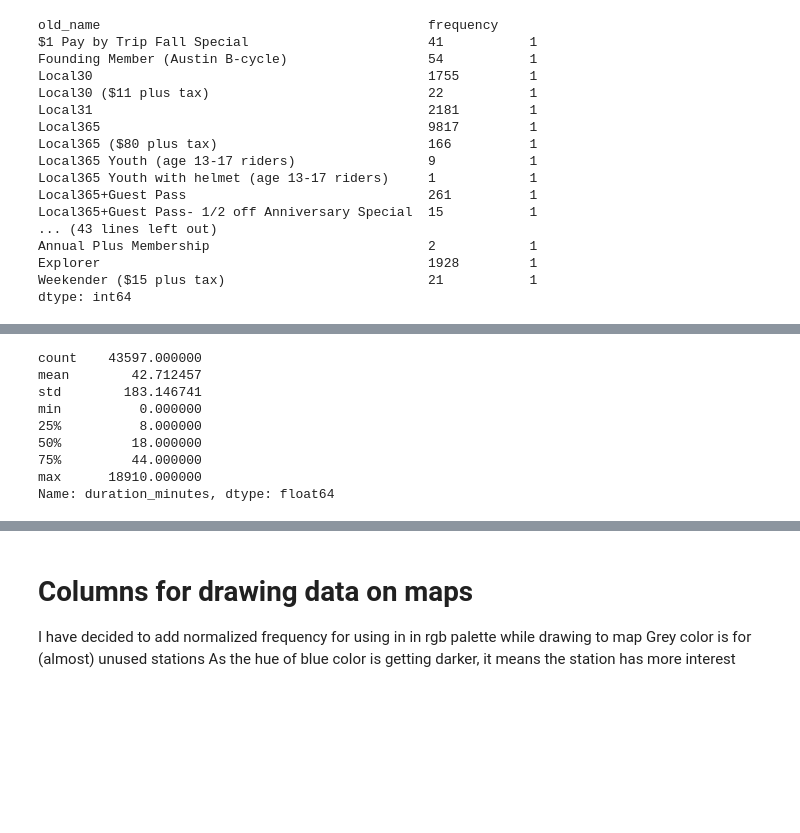
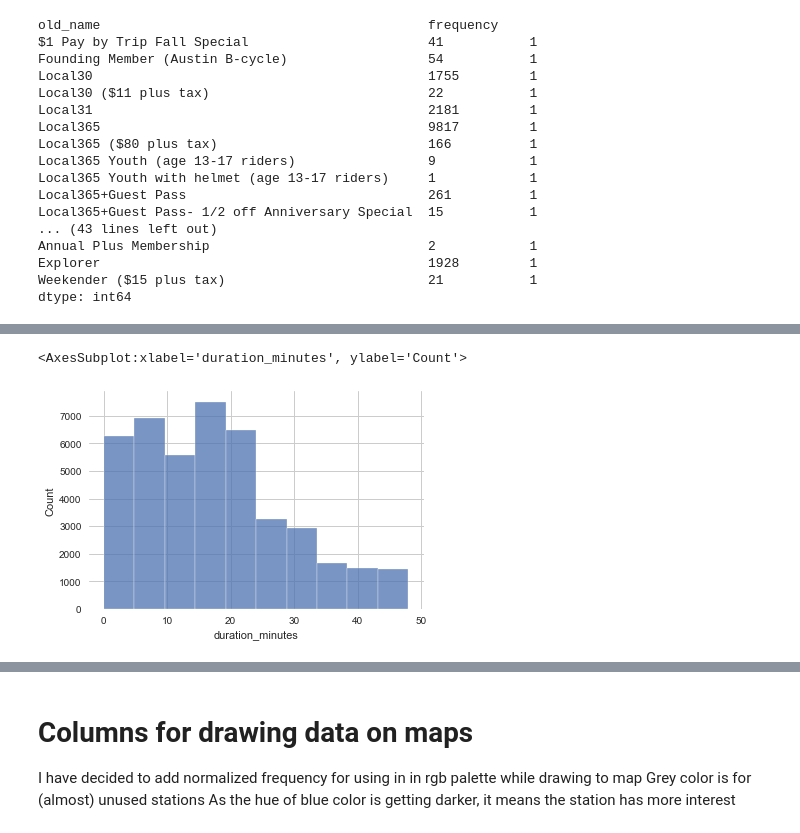
Before and after one commit to yaaqbp/austin_bikeshare, a Jupyter notebook: austin_bikeshare_project.ipynb, the cells around one changed output, grey strips where cells are left out. Drawn from its saved outputs; the diff is of its cells as text; code cells hidden in the pictures; blank space fills up the shorter version.

Commit message:
added hists for subscriber types trips duration

```diff
--- a/austin_bikeshare_project.ipynb
+++ b/austin_bikeshare_project.ipynb
@@ -18,6 +18,8 @@ import matplotlib.pyplot as plt
 plt.style.use('seaborn')
 %matplotlib inline
 import numpy as np
+import seaborn as sns
+sns.set_style("whitegrid")
 from sklearn import preprocessing
 
 import ipywidgets
@@ -61,10 +59,11 @@ trips_colnames = list(trips.columns)
 # %%
-stations = pd.read_csv('austin_bikeshare_stations.csv')
+"""stations = pd.read_csv('austin_bikeshare_stations.csv')
+stations['adress'] = stations.address.astype('str')
+stations[['latitude','longitude']] = stations.address.apply(make_coordinates).apply(pd.Series)
+stations.to_csv('austin bikeshare_stations_coordinates.csv')
+"""
+stations = pd.read_csv('austin bikeshare_stations_coordinates.csv')
 stations_colnames = list(stations.columns)
-stations['adress'] = stations.address.astype('str')
 #unused_stations = stations.sort_values(by = 'station_id', ascending = False).head(len(all_ids) - len(ids)).reset_index(drop = True)
 #used_stations = pd.concat([stations, unused_stations]).drop_duplicates(keep = False)
-stations[['latitude','longitude']] = stations.address.apply(make_cordinates).apply(pd.Series)
-
-#save stations with cordinates as file because func needs a lot of time for loading
 # %%
@@ -232,12 +242,9 @@ time_for_hist = [_ for i in range(0,10,10)]
-# %%
-trips.duration_minutes.describe()
-# %% [output]
-count    43597.000000
-mean        42.712457
-std        183.146741
-min          0.000000
-25%          8.000000
-50%         18.000000
-75%         44.000000
-max      18910.000000
-Name: duration_minutes, dtype: float64
+# %%
+time_outliers_limit = trips['duration_minutes'].quantile(0.98)#.duration_minutes.mean()
+new_time_mean = trips[trips['duration_minutes']<=time_outliers_limit].duration_minutes.mean()
+trips.loc[trips['duration_minutes'] > time_outliers_limit, 'duration_minutes'] = new_time_mean
+# %%
+sns.histplot(data = trips.duration_minutes, bins= 10)
+# %% [output]
+<AxesSubplot:xlabel='duration_minutes', ylabel='Count'>
+[figure, added]
```
Also changed, not shown: parts of 9 cells of this notebook.
